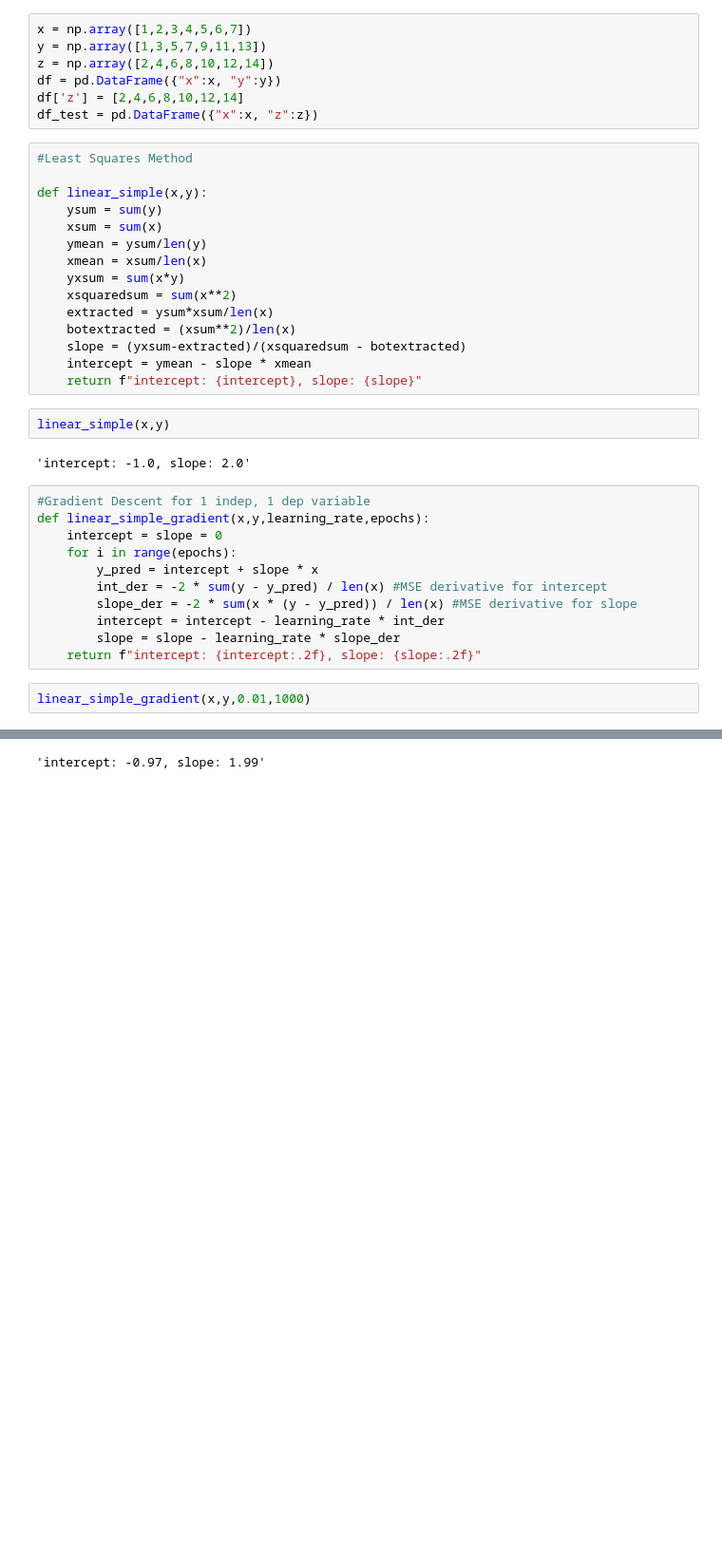
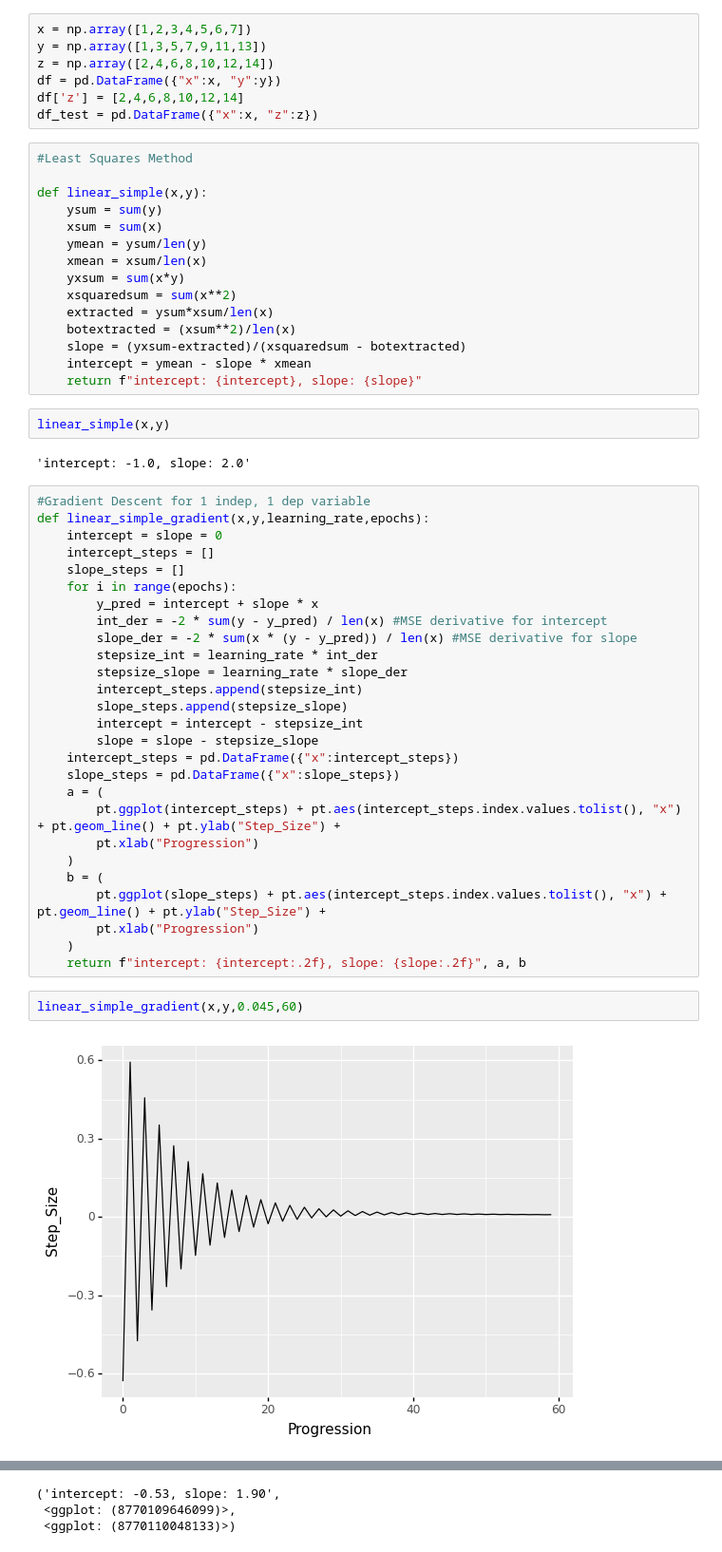
Before and after one commit to mertgoksel/Learning, a Jupyter notebook: Regression/Handmadelinear.ipynb, the cells around one changed output, grey strips where cells are left out. Shown: that part at 95% size. Drawn from its saved outputs; the diff is of its cells as text; blank space fills up the shorter version.

Commit message:
Added visualisations for the step size progression to notebook. added things to README

```diff
--- a/Regression/Handmadelinear.ipynb
+++ b/Regression/Handmadelinear.ipynb
@@ -31,13 +32,30 @@ linear_simple(x,y)
 #Gradient Descent for 1 indep, 1 dep variable
 def linear_simple_gradient(x,y,learning_rate,epochs):
     intercept = slope = 0
+    intercept_steps = []
+    slope_steps = []
     for i in range(epochs):
         y_pred = intercept + slope * x
         int_der = -2 * sum(y - y_pred) / len(x) #MSE derivative for intercept
         slope_der = -2 * sum(x * (y - y_pred)) / len(x) #MSE derivative for slope
-        intercept = intercept - learning_rate * int_der
-        slope = slope - learning_rate * slope_der
-    return f"intercept: {intercept:.2f}, slope: {slope:.2f}"
+        stepsize_int = learning_rate * int_der
+        stepsize_slope = learning_rate * slope_der
+        intercept_steps.append(stepsize_int)
+        slope_steps.append(stepsize_slope)
+        intercept = intercept - stepsize_int
+        slope = slope - stepsize_slope
+    intercept_steps = pd.DataFrame({"x":intercept_steps})
+    slope_steps = pd.DataFrame({"x":slope_steps})
+    a = (
+        pt.ggplot(intercept_steps) + pt.aes(intercept_steps.index.values.tolist(), "x") + pt.geom_line() + pt.ylab("Step_Size") +
+        pt.xlab("Progression")
+    )
+    b = (
+        pt.ggplot(slope_steps) + pt.aes(intercept_steps.index.values.tolist(), "x") + pt.geom_line() + pt.ylab("Step_Size") +
+        pt.xlab("Progression")
+    )
+    return f"intercept: {intercept:.2f}, slope: {slope:.2f}", a, b
 # %%
-linear_simple_gradient(x,y,0.01,1000)
+linear_simple_gradient(x,y,0.045,60)
 # %% [output]
+[figure, added]
@@ -44,2 +63,4 @@ linear_simple_gradient(x,y,0.01,1000)
-'intercept: -0.97, slope: 1.99'
+('intercept: -0.53, slope: 1.90',
+ <ggplot: (8770109646099)>,
+ <ggplot: (8770110048133)>)
 # %%
```
Also changed, not shown: parts of 5 cells of this notebook, 1 other file.
